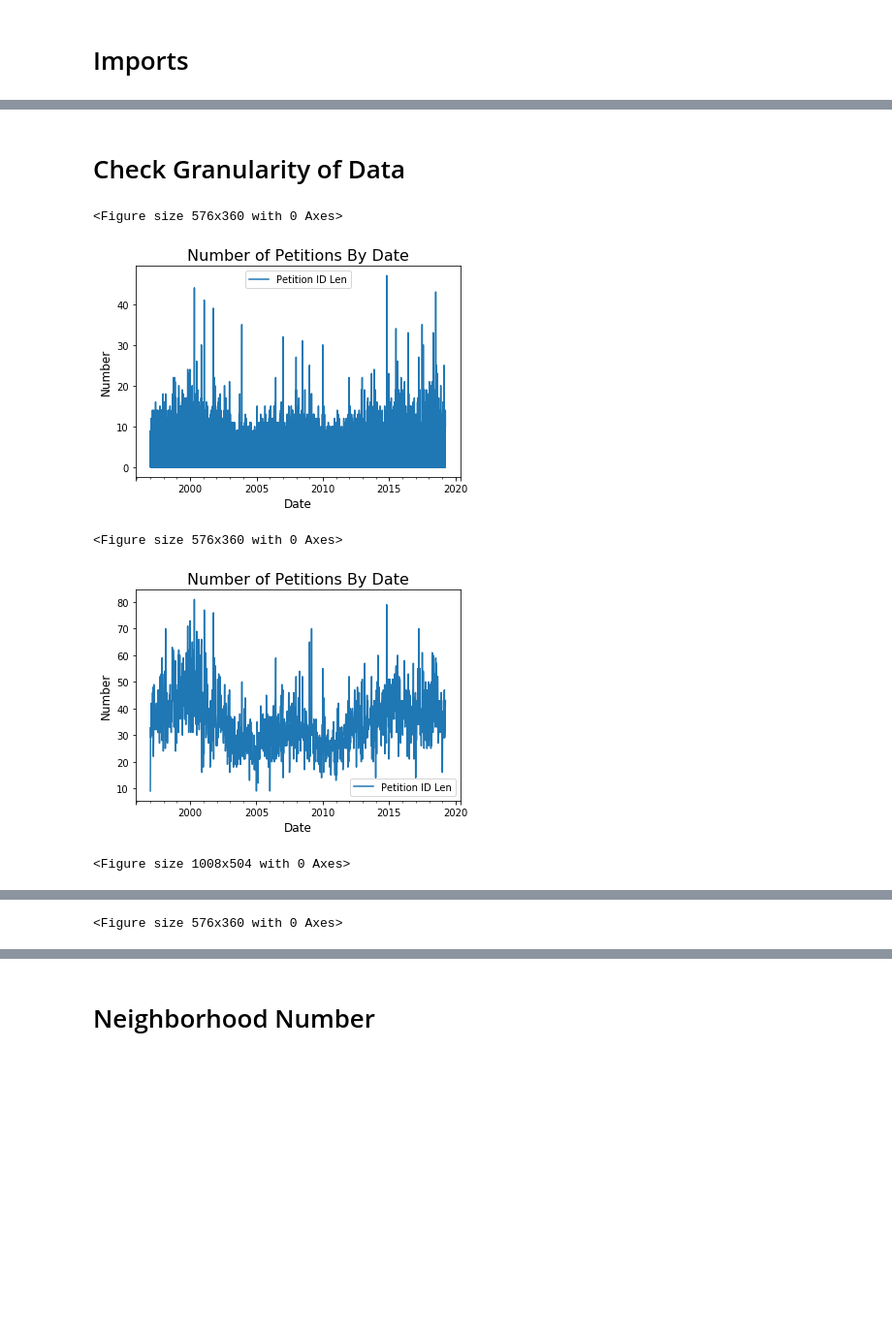
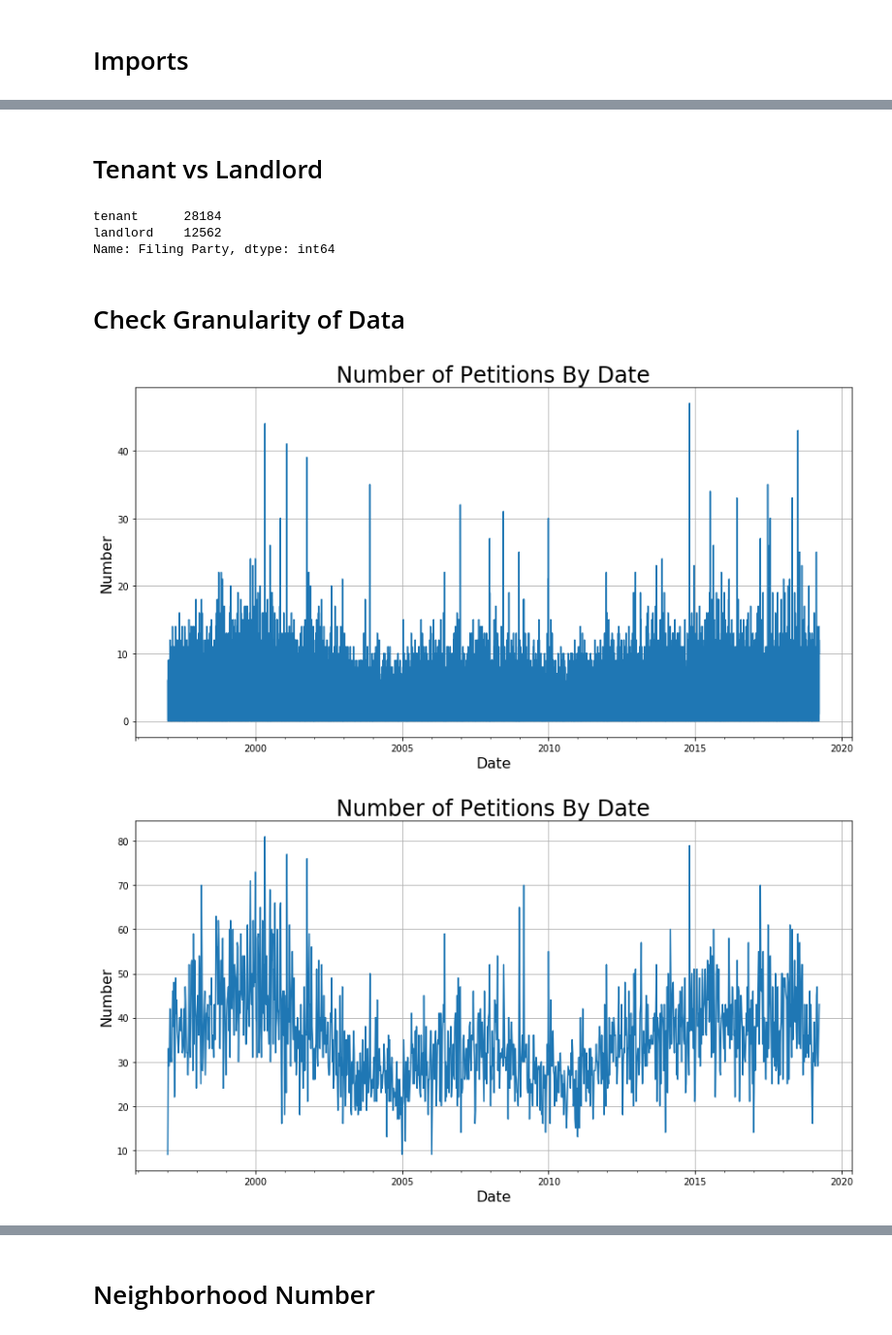
Before and after one commit to harrisonized/Predicting_Rent_Petitions_in_SF, a Jupyter notebook: petition-counts-by-neighborhood-eda.ipynb, the cells around one changed output, grey strips where cells are left out. Shown at 97% size. Drawn from its saved outputs; the diff is of its cells as text; code cells hidden in the pictures; blank space fills up the shorter version.

Commit message:
regenerating eda figures

```diff
--- a/petition-counts-by-neighborhood-eda.ipynb
+++ b/petition-counts-by-neighborhood-eda.ipynb
@@ -23,3 +35,11 @@ unemployment_df = unemployment_df.set_index("Datetime").drop(columns = "DATE")
+# %% [markdown]
+# Tenant vs Landlord
+# %%
+petition_df['Filing Party'].value_counts()
+# %% [output]
+tenant      28184
+landlord    12562
+Name: Filing Party, dtype: int64
 # %% [markdown]
 # Check Granularity of Data
 # %%
@@ -27,48 +47,57 @@ unemployment_df = unemployment_df.set_index("Datetime").drop(columns = "DATE")
 petition_day_count_df = petition_df[['Petition ID Len', 'Datetime']].groupby(pd.TimeGrouper("D", key="Datetime")).count()
 petition_week_count_df = petition_df[['Petition ID Len', 'Datetime']].groupby(pd.TimeGrouper("W", key="Datetime")).count()
 petition_month_count_df = petition_df[['Petition ID Len', 'Datetime']].groupby(pd.TimeGrouper("M", key="Datetime")).count()
+petition_year_count_df = petition_df[['Petition ID Len', 'Datetime']].groupby(pd.TimeGrouper("Y", key="Datetime")).count()
 # %%
 # Day
-plt.figure(figsize = (8,5))
-petition_day_count_df.plot(kind="line", color='#1f77b4')
-plt.xlabel('Date', fontsize=12)
-plt.ylabel('Number', fontsize=12)
-plt.title('Number of Petitions By Date', fontsize=16)
-#plt.savefig("Figures/Number of Petitions By Date.png", transparent=True, bbox_inches="tight")
+petition_day_count_df.plot(kind="line", color='#1f77b4', figsize = (14,7), legend = None)
+plt.xlabel('Date', fontsize=16)
+plt.ylabel('Number', fontsize=16)
+plt.title('Number of Petitions By Date', fontsize=24)
+plt.grid(True)
+plt.savefig("figures/eda/petitions-by-date.png", transparent=True, bbox_inches="tight")
 plt.show()
 
 # Week
-plt.figure(figsize = (8,5))
-petition_week_count_df.plot(kind="line", color='#1f77b4')
-plt.xlabel('Date', fontsize=12)
-plt.ylabel('Number', fontsize=12)
-plt.title('Number of Petitions By Date', fontsize=16)
-#plt.savefig("Figures/Number of Petitions By Date.png", transparent=True, bbox_inches="tight")
+petition_week_count_df.plot(kind="line", color='#1f77b4', figsize = (14,7), legend = None)
+plt.xlabel('Date', fontsize=16)
+plt.ylabel('Number', fontsize=16)
+plt.title('Number of Petitions By Date', fontsize=24)
+plt.grid(True)
+plt.savefig("figures/eda/petitions-by-week.png", transparent=True, bbox_inches="tight")
 plt.show()
 
 # Month
-plt.figure(figsize = (14,7))
-petition_month_count_df.plot(kind="line", color='#1f77b4')
+petition_month_count_df.plot(kind="line", color='#1f77b4', figsize = (14,7), legend = None)
 plt.xlim(dt.datetime(1996, 1, 1), dt.datetime(2019, 1, 1))
-plt.xlabel('Date', fontsize=12)
-plt.ylabel('Number', fontsize=12)
-plt.title('Number of Petitions By Motth', fontsize=16)
-#plt.savefig("Figures/Number of Petitions By Month.png", transparent=True, bbox_inches="tight")
+plt.ylim(0, 250)
+plt.xlabel('Date', fontsize=16)
+plt.ylabel('Number', fontsize=16)
+plt.title('Number of Petitions By Month', fontsize=24)
+plt.grid(True)
+plt.savefig("figures/eda/petitions-by-month.png", transparent=True, bbox_inches="tight")
+plt.show()
+
+# Year
+petition_year_count_df.plot(kind="line", color='#1f77b4', figsize = (14,7), legend = None)
+plt.xlim(dt.datetime(1996, 1, 1), dt.datetime(2019, 1, 1))
+plt.xlabel('Date', fontsize=16)
+plt.ylabel('Number', fontsize=16)
+plt.title('Number of Petitions By Year', fontsize=24)
+plt.grid(True)
+plt.savefig("figures/eda/petitions-by-year.png", transparent=True, bbox_inches="tight")
 plt.show()
 
 # Unemployment Month
-plt.figure(figsize = (8,5))
-unemployment_df.plot(kind="line", color='#1f77b4')
+unemployment_df.plot(kind="line", color='#1f77b4', figsize = (14,7), legend = None)
 plt.xlim(dt.datetime(1996, 1, 1), dt.datetime(2019, 1, 1))
 plt.ylim(10, 0)
-plt.xlabel('Date', fontsize=12)
-plt.ylabel('Number', fontsize=12)
-plt.title('Unemployment', fontsize=16)
-#plt.savefig("Figures/Number of Petitions By Date.png", transparent=True, bbox_inches="tight")
+plt.xlabel('Date', fontsize=16)
+plt.ylabel('Number', fontsize=16)
+plt.title('Unemployment', fontsize=24)
+plt.grid(True)
+plt.savefig("figures/eda/unemployment-by-month.png", transparent=True, bbox_inches="tight")
 plt.show()
 # %% [output]
-<Figure size 576x360 with 0 Axes>
-[figure, old version]
+[figure, new version]
-<Figure size 576x360 with 0 Axes>
-[figure, old version]
+[figure, new version]
-<Figure size 1008x504 with 0 Axes>
@@ -76 +104,0 @@ plt.show()
-<Figure size 576x360 with 0 Axes>
```
Also changed, not shown: parts of 5 cells of this notebook, 8 other files.
